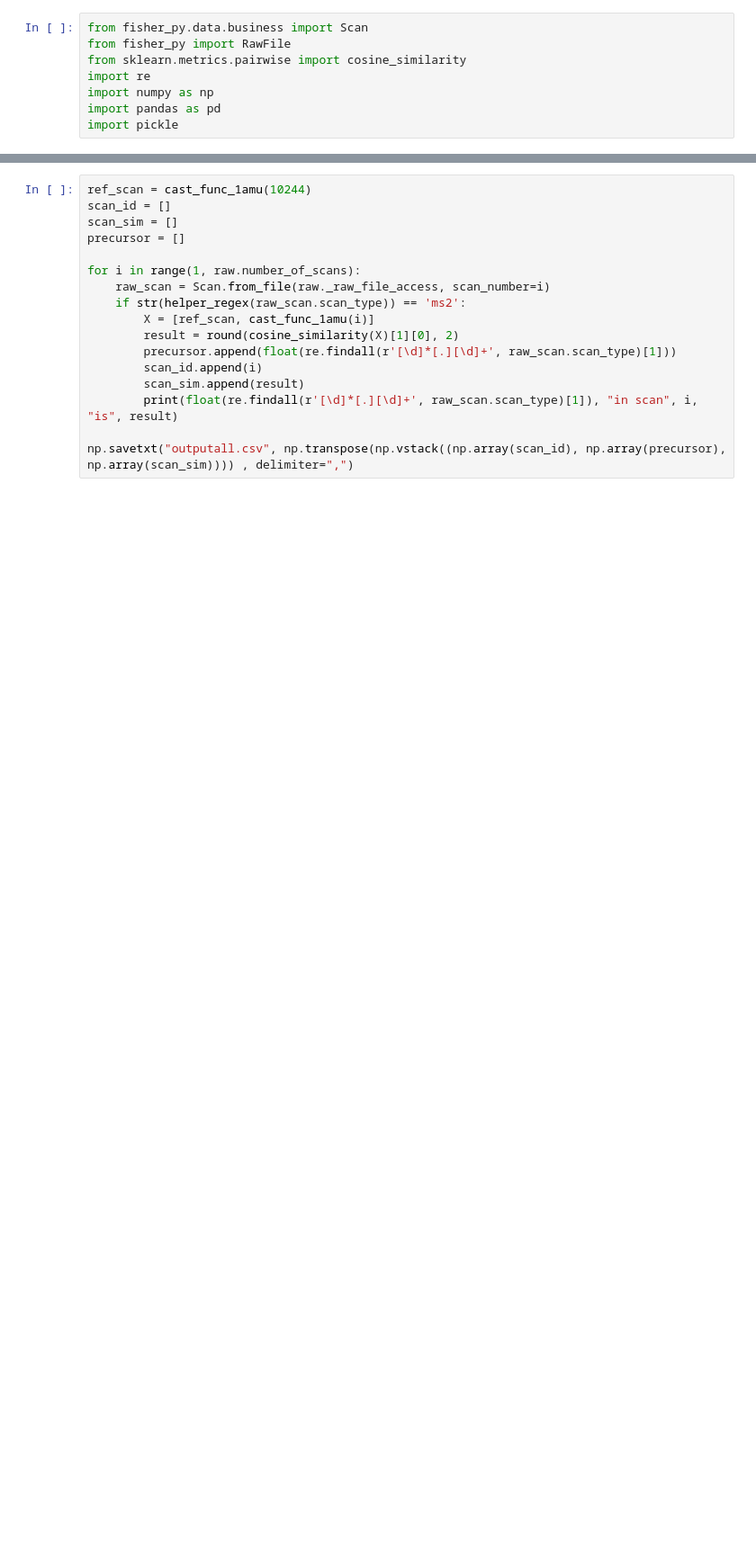
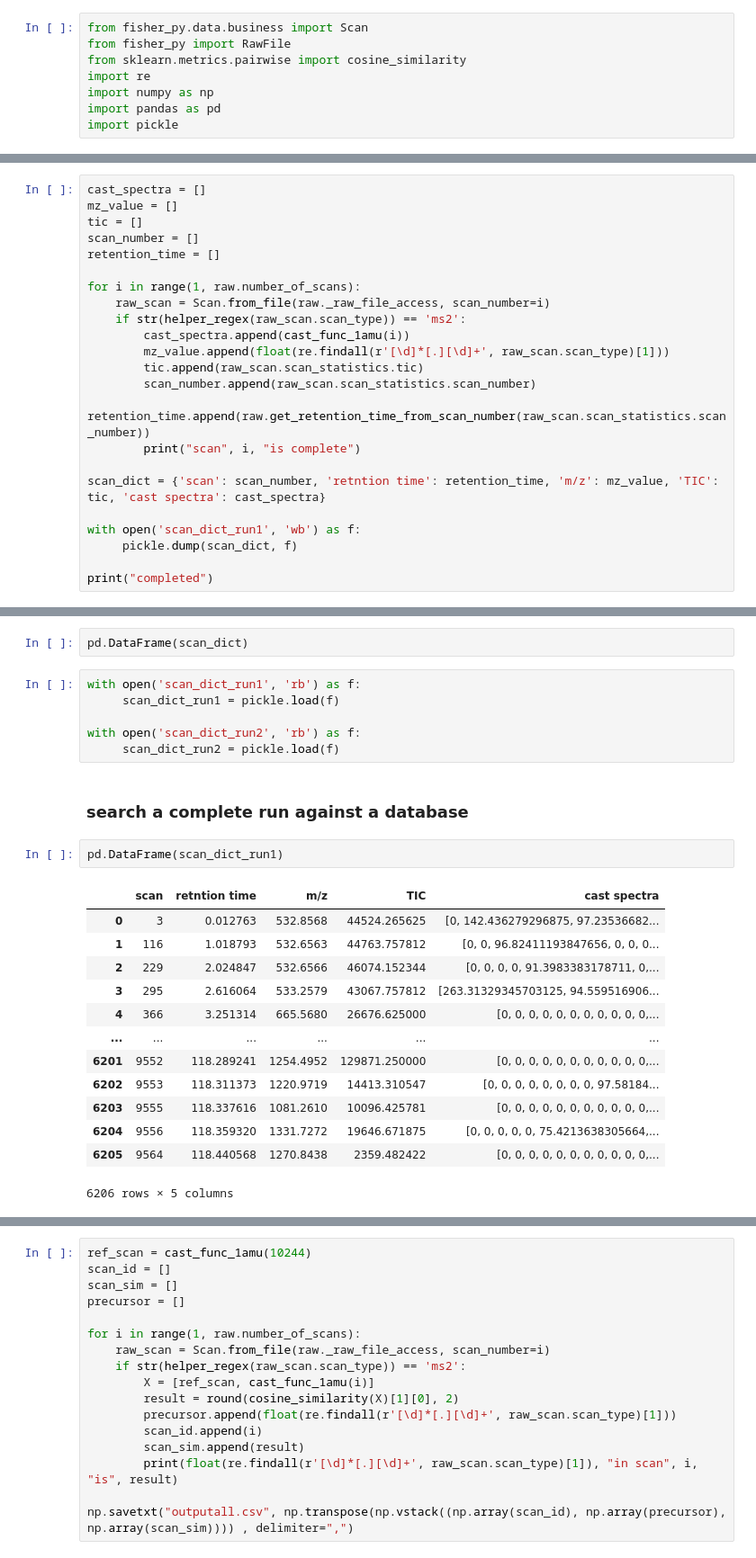
Before and after one commit to benjaminnigjeh/thermo_reader, a Jupyter notebook: reader.ipynb, the cells around one changed output, grey strips where cells are left out. Shown at 90% size. Cells and saved outputs as stored; diff of their text form; blank space fills up the shorter version.

```diff
--- a/reader.ipynb
+++ b/reader.ipynb
@@ -89,0 +84,23 @@ def cast_func_1amu(scan_number):
+# %%
+cast_spectra = []
+mz_value = []
+tic = []
+scan_number = []
+retention_time = []
+
+for i in range(1, raw.number_of_scans):
+    raw_scan = Scan.from_file(raw._raw_file_access, scan_number=i)
+    if str(helper_regex(raw_scan.scan_type)) == 'ms2':
+        cast_spectra.append(cast_func_1amu(i))
+        mz_value.append(float(re.findall(r'[\d]*[.][\d]+', raw_scan.scan_type)[1]))
+        tic.append(raw_scan.scan_statistics.tic)
+        scan_number.append(raw_scan.scan_statistics.scan_number)
+        retention_time.append(raw.get_retention_time_from_scan_number(raw_scan.scan_statistics.scan_number))
+        print("scan", i, "is complete")
+
+scan_dict = {'scan': scan_number, 'retntion time': retention_time, 'm/z': mz_value, 'TIC': tic, 'cast spectra': cast_spectra}
+
+with open('scan_dict_run1', 'wb') as f:
+     pickle.dump(scan_dict, f)
+
+print("completed")
@@ -89,0 +125,26 @@ def cast_func_1amu(scan_number):
+# %%
+pd.DataFrame(scan_dict)
+# %%
+with open('scan_dict_run1', 'rb') as f:
+     scan_dict_run1 = pickle.load(f)
+
+with open('scan_dict_run2', 'rb') as f:
+     scan_dict_run2 = pickle.load(f)
+# %% [markdown]
+### search a complete run against a database
+# %%
+pd.DataFrame(scan_dict_run1)
+# %% [output]
+|  | scan | retntion time | m/z | TIC | cast spectra |
+| 0 | 3 | 0.012763 | 532.8568 | 44524.265625 | [0, 142.436279296875, 97.23536682... |
+| 1 | 116 | 1.018793 | 532.6563 | 44763.757812 | [0, 0, 96.82411193847656, 0, 0, 0... |
+| 2 | 229 | 2.024847 | 532.6566 | 46074.152344 | [0, 0, 0, 0, 91.3983383178711, 0,... |
+| 3 | 295 | 2.616064 | 533.2579 | 43067.757812 | [263.31329345703125, 94.559516906... |
+| 4 | 366 | 3.251314 | 665.5680 | 26676.625000 | [0, 0, 0, 0, 0, 0, 0, 0, 0, 0, 0,... |
+| ... | ... | ... | ... | ... | ... |
+| 6201 | 9552 | 118.289241 | 1254.4952 | 129871.250000 | [0, 0, 0, 0, 0, 0, 0, 0, 0, 0, 0,... |
+| 6202 | 9553 | 118.311373 | 1220.9719 | 14413.310547 | [0, 0, 0, 0, 0, 0, 0, 0, 97.58184... |
+| 6203 | 9555 | 118.337616 | 1081.2610 | 10096.425781 | [0, 0, 0, 0, 0, 0, 0, 0, 0, 0, 0,... |
+| 6204 | 9556 | 118.359320 | 1331.7272 | 19646.671875 | [0, 0, 0, 0, 0, 75.4213638305664,... |
+| 6205 | 9564 | 118.440568 | 1270.8438 | 2359.482422 | [0, 0, 0, 0, 0, 0, 0, 0, 0, 0, 0,... |
+6206 rows × 5 columns
```
Also changed, not shown: parts of 24 cells of this notebook, 6 other files.
